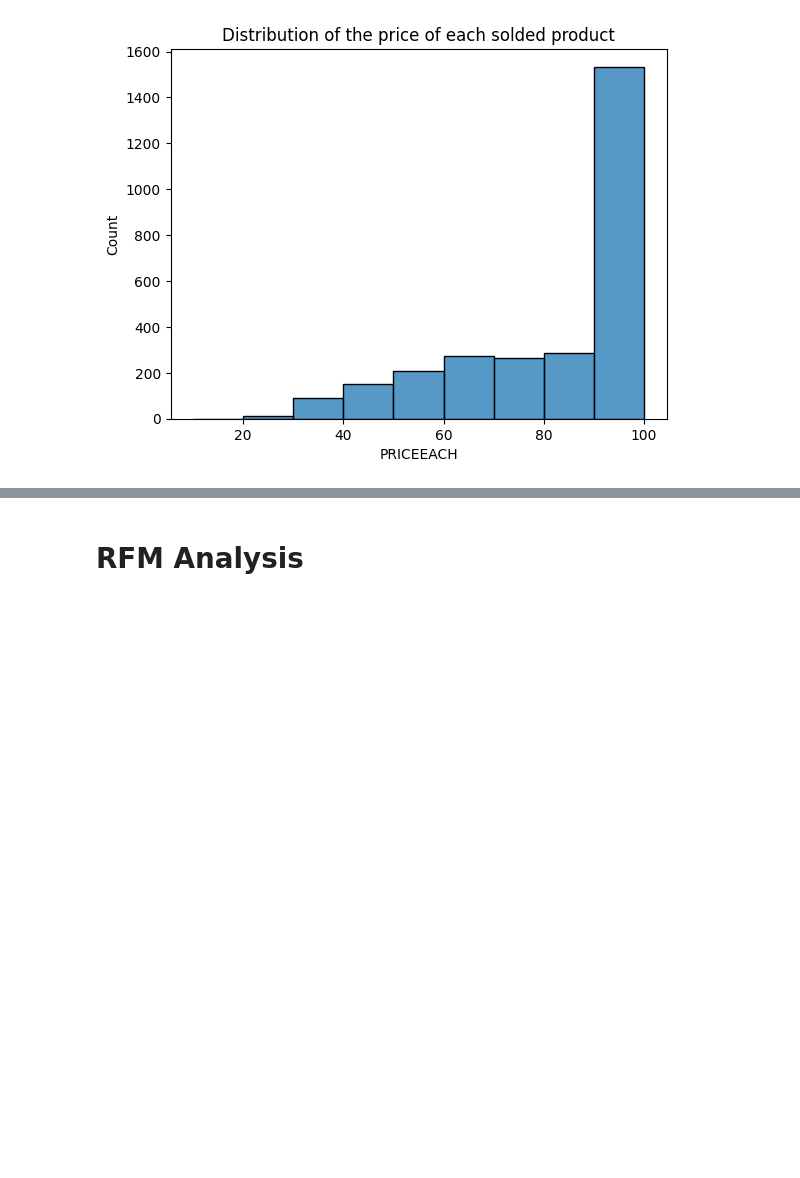
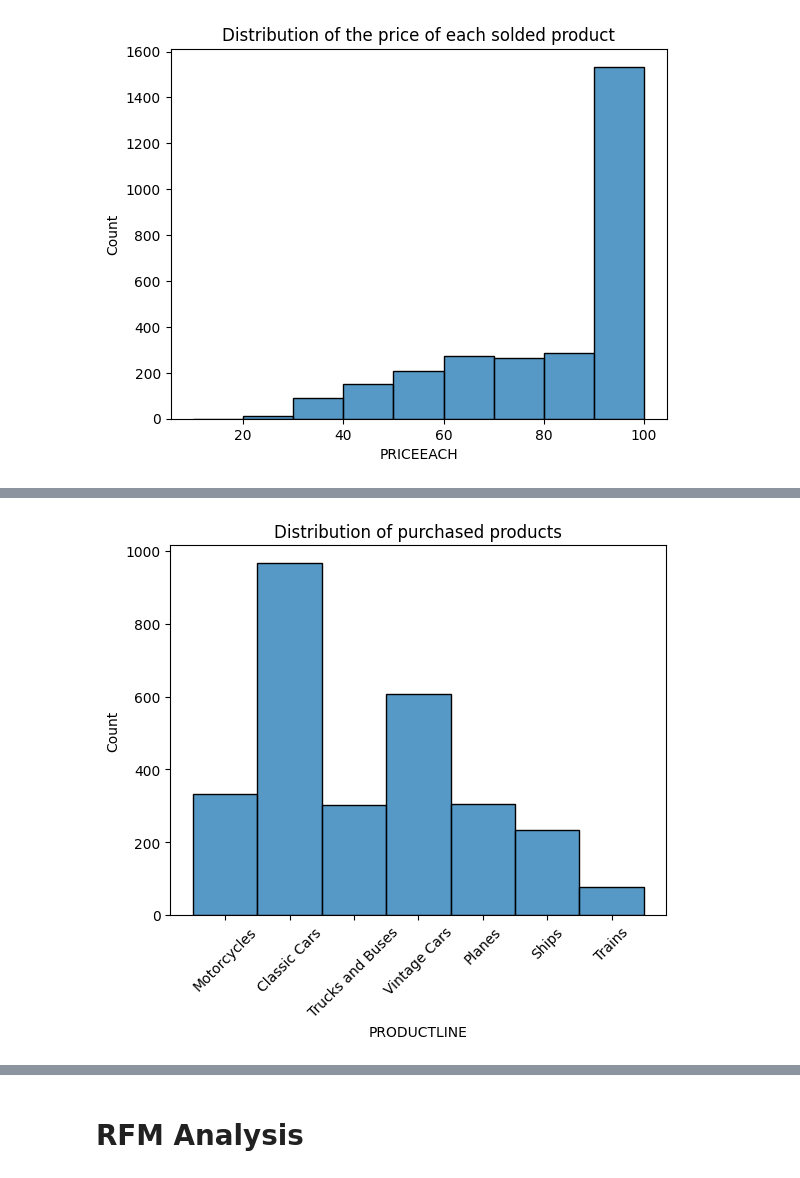
Before and after one commit to cgn00/Customer_Segmentation, a Jupyter notebook: customer_segmentation.ipynb, the cells around one changed output, grey strips where cells are left out. Cells and saved outputs as stored; diff of their text form; code cells hidden in the pictures; blank space fills up the shorter version.

```diff
--- a/customer_segmentation.ipynb
+++ b/customer_segmentation.ipynb
@@ -66,3 +66,10 @@ Text(0.5, 1.0, 'Distribution of the DEALSIZE')
 [figure]
+# %%
+sns.histplot(data=data, x="PRODUCTLINE")
+plt.title("Distribution of purchased products")
+plt.xticks(rotation=45, fontsize=10)
+plt.show()
+# %% [output]
+[figure, added]
 # %%
 sns.histplot(data=data, x="CITY")
```
Also changed, not shown: parts of 11 cells of this notebook.
